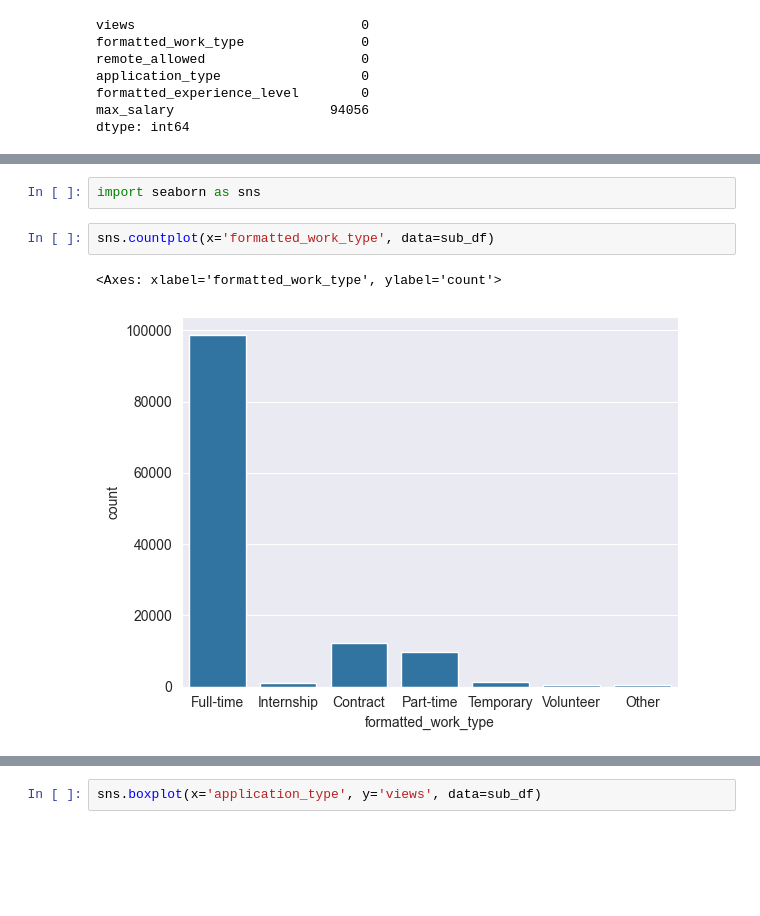
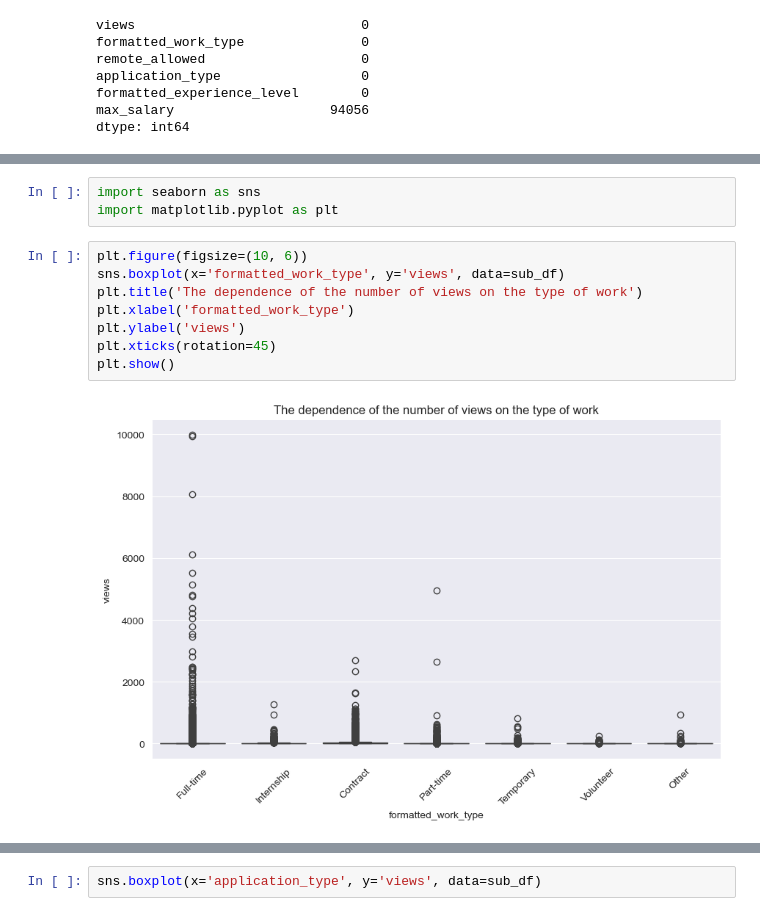
Before and after one commit to LANneeer/DataScienceFinal, a Jupyter notebook: processing(supervised).ipynb, the cells around one changed output, grey strips where cells are left out. Cells and saved outputs as stored; diff of their text form; blank space fills up the shorter version.

Commit message:
6th commit (graphs and small changes)

```diff
--- a/processing(supervised).ipynb
+++ b/processing(supervised).ipynb
@@ -130,8 +140,14 @@ sub_df.head()
 | 4 | 3.0 | Full-time | 0 | ComplexOnsiteApply | Any | 38.461538 |
 # %%
 import seaborn as sns
+import matplotlib.pyplot as plt
 # %%
-sns.countplot(x='formatted_work_type', data=sub_df)
+plt.figure(figsize=(10, 6))
+sns.boxplot(x='formatted_work_type', y='views', data=sub_df)
+plt.title('The dependence of the number of views on the type of work')
+plt.xlabel('formatted_work_type')
+plt.ylabel('views')
+plt.xticks(rotation=45)
+plt.show()
 # %% [output]
-<Axes: xlabel='formatted_work_type', ylabel='count'>
-[figure, old version]
+[figure, new version]
```
Also changed, not shown: parts of 5 cells of this notebook, 1 other file.
